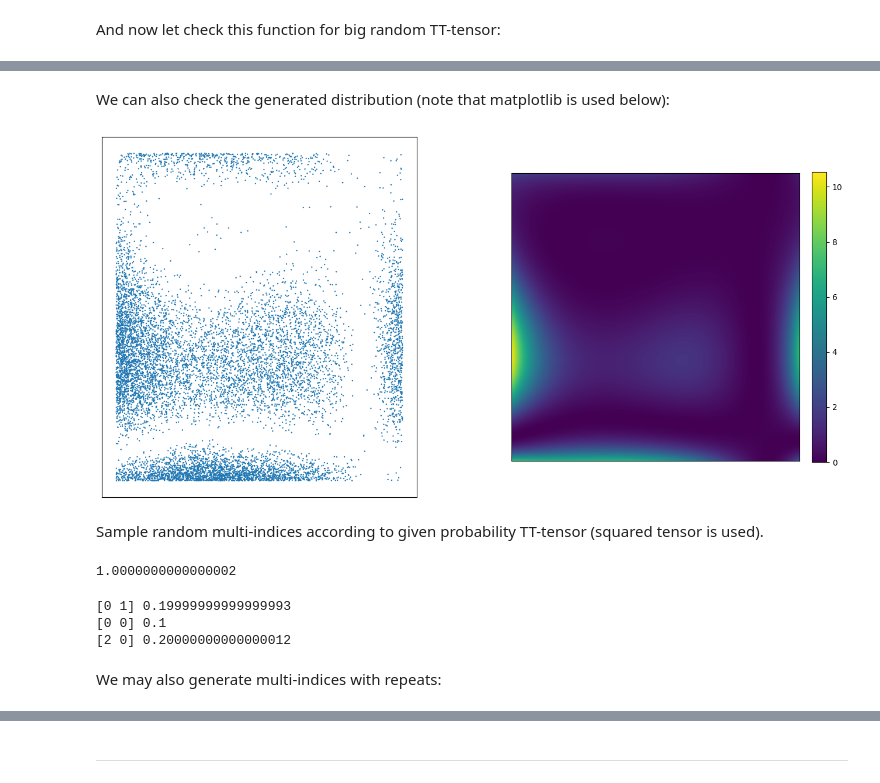
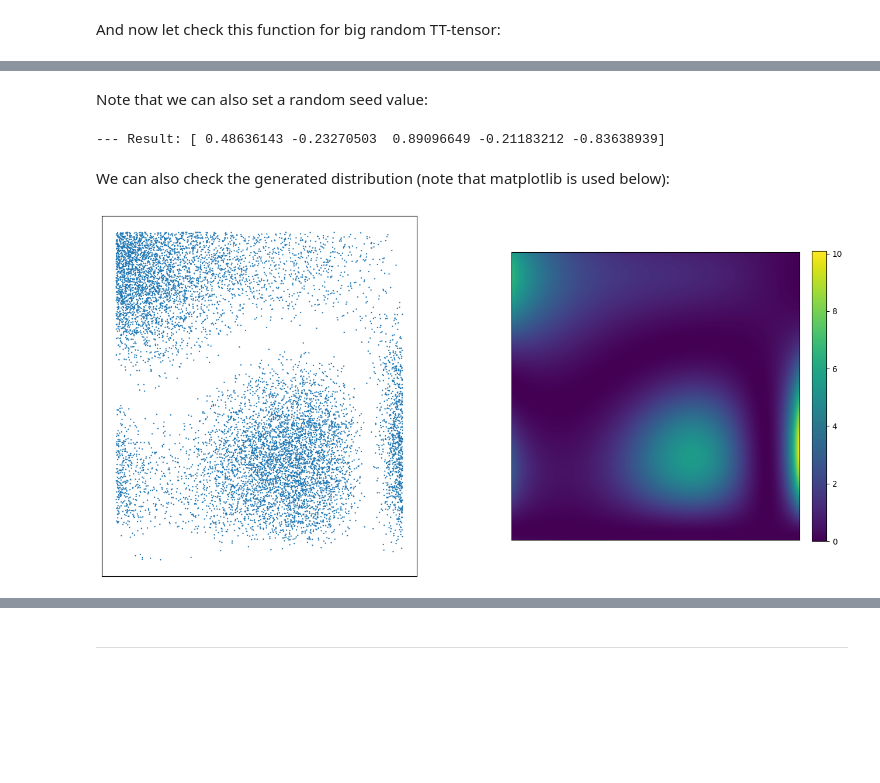
Before and after one commit to AndreiChertkov/teneva, a Jupyter notebook: demo/sample_func.ipynb, the cells around one changed output, grey strips where cells are left out. Cells and saved outputs as stored; diff of their text form; code cells hidden in the pictures; blank space fills up the shorter version.

Commit message:
[UPG, DEM](sample_func.sample_func) Add random seed as argument

```diff
--- a/demo/sample_func.ipynb
+++ b/demo/sample_func.ipynb
@@ -62,55 +62,37 @@ TT-tensor     5D : |4|  |4|  |4|  |4|  |4|
+# %% [markdown]
+Note that we can also set a random seed value:
+# %%
+x = teneva.sample_func(A, seed=42)
+print('\n--- Result:', x)
+# %% [output]
+--- Result: [ 0.48636143 -0.23270503  0.89096649 -0.21183212 -0.83638939]
 # %% [markdown]
 We can also check the generated distribution (note that matplotlib is used below):
 # %%
 import matplotlib.pyplot as plt
 
 samples = int(1.E+4)
 
 A = teneva.rand([4]*2, 2)
 
-X = np.array([teneva.sample_func(A) for _ in range(samples)])
+X = np.array([teneva.sample_func(A, seed=s) for s in range(samples)])
 
 N = 512
 X_m = np.linspace(-1, 1, N)
 x, y = np.meshgrid(X_m, X_m)
 x = x.reshape(-1)
 y = y.reshape(-1)
 y = teneva.func_get(np.array([x, y]).T, A, -1, 1)
 
 fig, (ax1, ax2) = plt.subplots(1, 2, figsize=(16, 8))
 plt.subplots_adjust(wspace=0.3)
 im = ax1.scatter(X[:, 0], X[:, 1], s=[.5]*samples)
 im = ax2.imshow(y.reshape(N, -1)**2, origin='lower')
 plt.colorbar(im, fraction=0.046, pad=0.04)
 ax1.set_xticks([])
 ax1.set_yticks([])
 ax2.set_xticks([])
 ax2.set_yticks([])
 plt.show()
 # %% [output]
-[figure, old version]
+[figure, new version]
-# %% [markdown]
-Sample random multi-indices according to given probability TT-tensor (squared tensor is used).
-# %%
-Y = np.array([       # We generate 2D tensor for demo
-    [0.1, 0.2, 0.3],
-    [0. , 0. , 0. ],
-    [0.2, 0.2, 0. ],
-    [0. , 0. , 0. ],
-])
-Y = teneva.svd(Y)    # We compute its TT-representation
-print(teneva.sum(Y)) # We print the sum of tensor elements
-# %% [output]
-1.0000000000000002
-# %%
-m = 3 # Number of requested samples
-I = teneva.sample_square(Y, m)
-
-for i in I:
-    print(i, teneva.get(Y, i))
-# %% [output]
-[0 1] 0.19999999999999993
-[0 0] 0.1
-[2 0] 0.20000000000000012
-# %% [markdown]
-We may also generate multi-indices with repeats:
```
Also changed, not shown: parts of 7 cells of this notebook, 2 other files.
